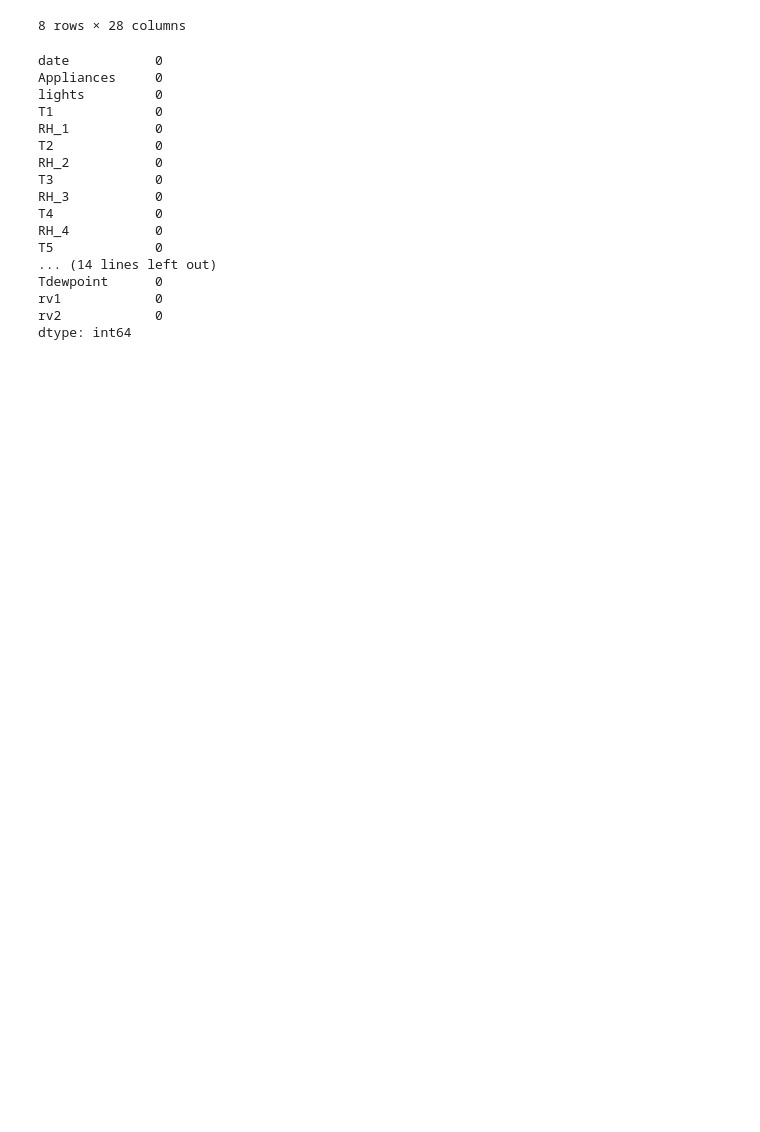
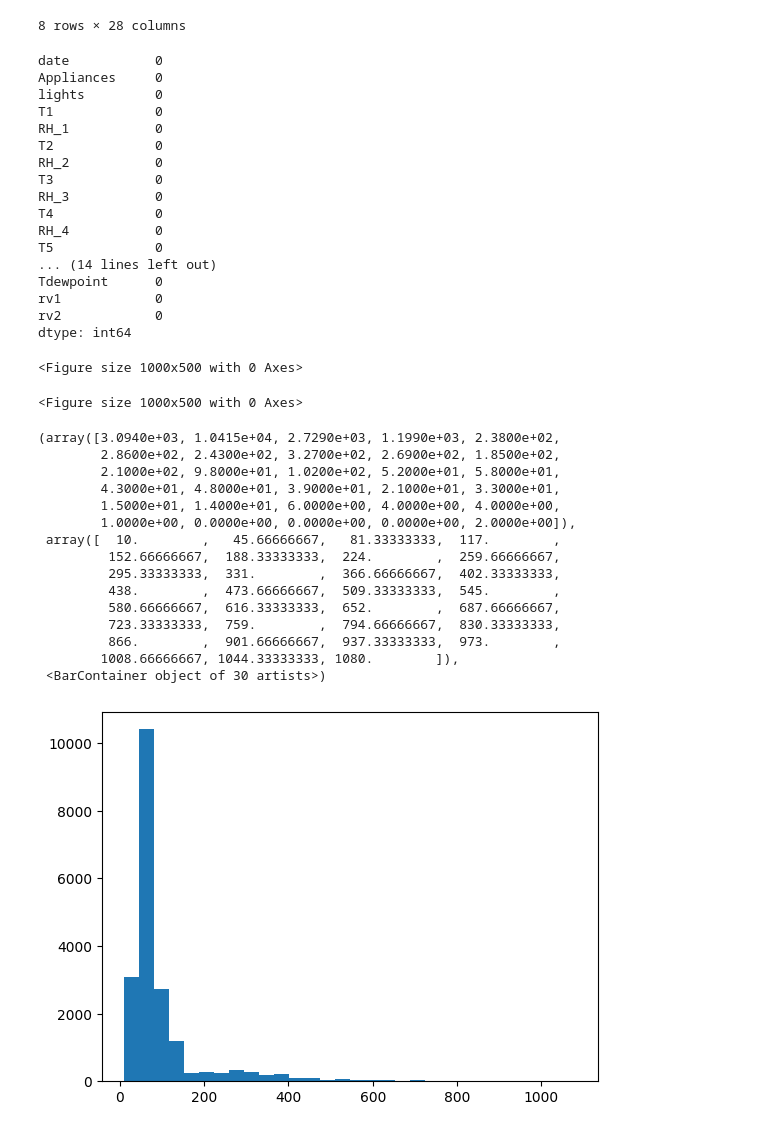
Before and after one commit to pericles-1995/CA1-2026193, a Jupyter notebook: CA2 ML.ipynb, the cells around one changed output. Saved outputs shown, nothing was run; the diff lists cells and outputs as text; code cells hidden in the pictures; blank space fills up the shorter version.

```diff
--- a/CA2 ML.ipynb
+++ b/CA2 ML.ipynb
@@ -82,3 +82,27 @@ Tdewpoint      0
 rv1            0
 rv2            0
 dtype: int64
+# %%
+plt.figure(figsize=(10, 5))
+# %% [output]
+<Figure size 1000x500 with 0 Axes>
+<Figure size 1000x500 with 0 Axes>
+# %%
+plt.hist(df['Appliances'], bins=30)
+# %% [output]
+(array([3.0940e+03, 1.0415e+04, 2.7290e+03, 1.1990e+03, 2.3800e+02,
+        2.8600e+02, 2.4300e+02, 3.2700e+02, 2.6900e+02, 1.8500e+02,
+        2.1000e+02, 9.8000e+01, 1.0200e+02, 5.2000e+01, 5.8000e+01,
+        4.3000e+01, 4.8000e+01, 3.9000e+01, 2.1000e+01, 3.3000e+01,
+        1.5000e+01, 1.4000e+01, 6.0000e+00, 4.0000e+00, 4.0000e+00,
+        1.0000e+00, 0.0000e+00, 0.0000e+00, 0.0000e+00, 2.0000e+00]),
+ array([  10.        ,   45.66666667,   81.33333333,  117.        ,
+         152.66666667,  188.33333333,  224.        ,  259.66666667,
+         295.33333333,  331.        ,  366.66666667,  402.33333333,
+         438.        ,  473.66666667,  509.33333333,  545.        ,
+         580.66666667,  616.33333333,  652.        ,  687.66666667,
+         723.33333333,  759.        ,  794.66666667,  830.33333333,
+         866.        ,  901.66666667,  937.33333333,  973.        ,
+        1008.66666667, 1044.33333333, 1080.        ]),
+ <BarContainer object of 30 artists>)
+[figure, added]
```
Also changed, not shown: parts of 7 cells of this notebook.
